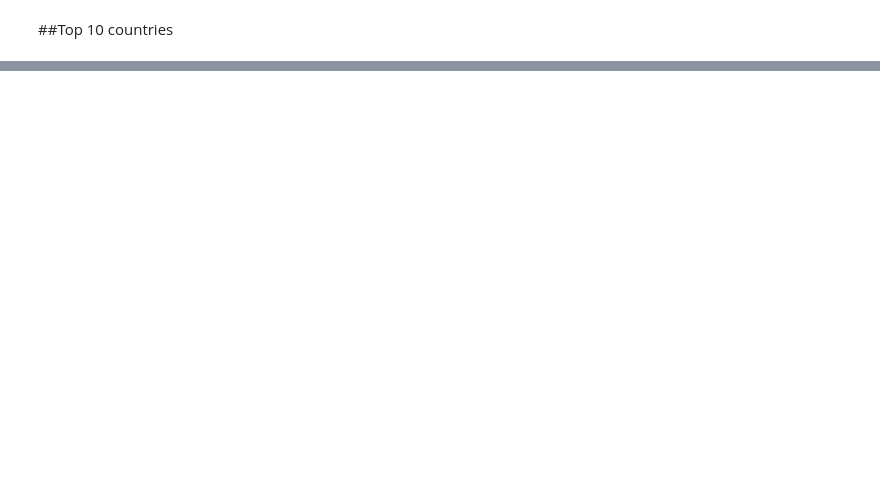
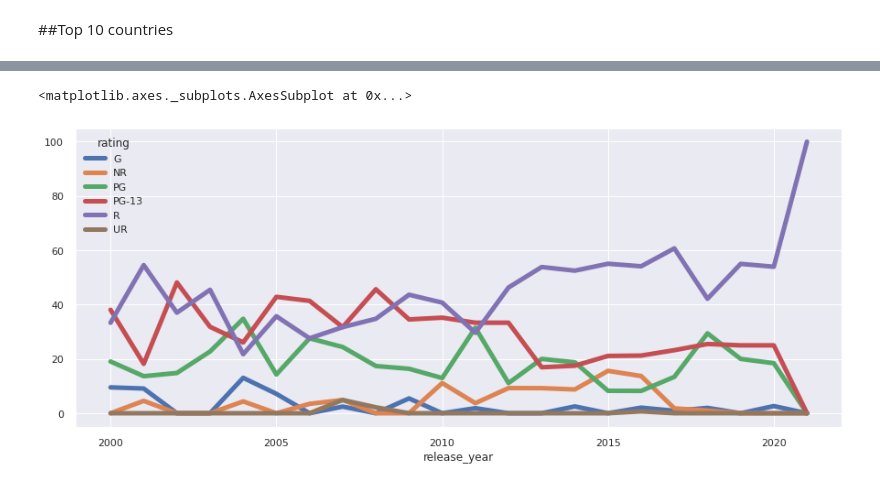
Before and after one commit to Aashishc-prog/NETFLIX_Recommender_system, a Jupyter notebook: Capstone_Netflix_Recommender_system.ipynb, the cells around one changed output, grey strips where cells are left out. Saved outputs shown, nothing was run; the diff lists cells and outputs as text; code cells hidden in the pictures; blank space fills up the shorter version.

```diff
--- a/Capstone_Netflix_Recommender_system.ipynb
+++ b/Capstone_Netflix_Recommender_system.ipynb
@@ -284,0 +337,11 @@ plt.xticks(rotation = 90)
+# %%
+movie_df = df[df['type']=='Movie']
+movie_df = movie_df[movie_df['release_year']>=2000]
+mdf = movie_df[['rating','release_year']].dropna().reset_index(drop=True)
+mdf = mdf[mdf['rating'].isin(['R','PG-13','PG','G','NR','UR'])]
+rdf = mdf.groupby(['release_year','rating']).agg({'rating':'count'}).fillna(0).rename(columns={'rating':'count'})
+# %%
+rdf.groupby(['release_year'])['count'].transform(lambda x: x*100/x.sum()).unstack().fillna(0).plot(linewidth=5.0)
+# %% [output]
+<matplotlib.axes._subplots.AxesSubplot at 0x...>
+[figure, added]
```
Also changed, not shown: parts of 22 cells of this notebook.
